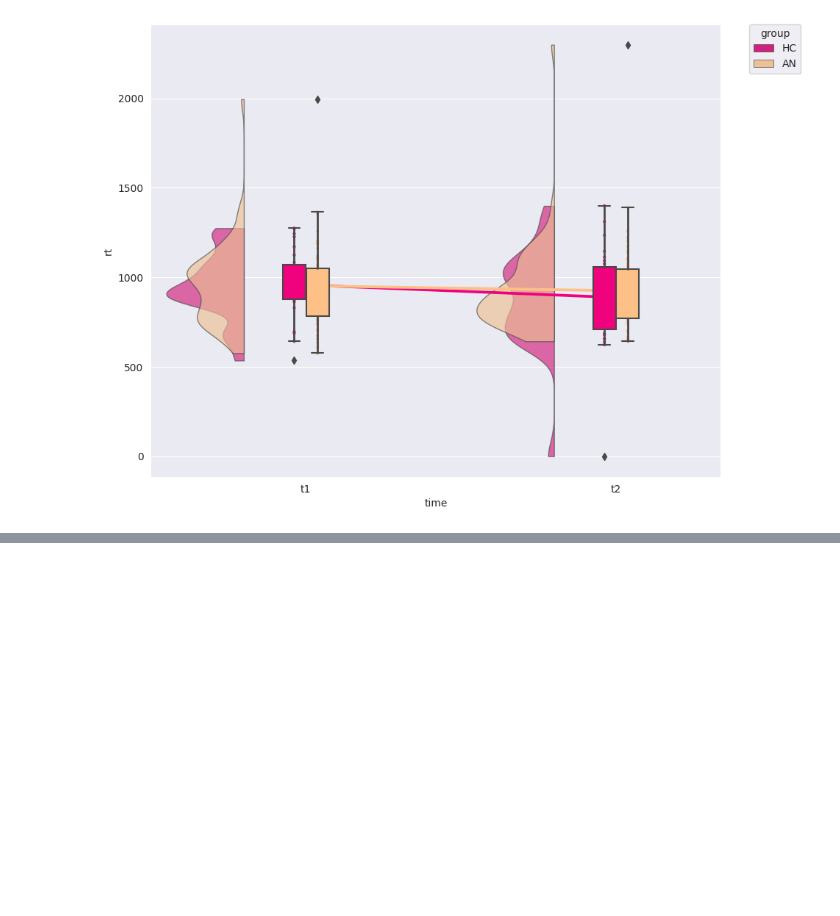
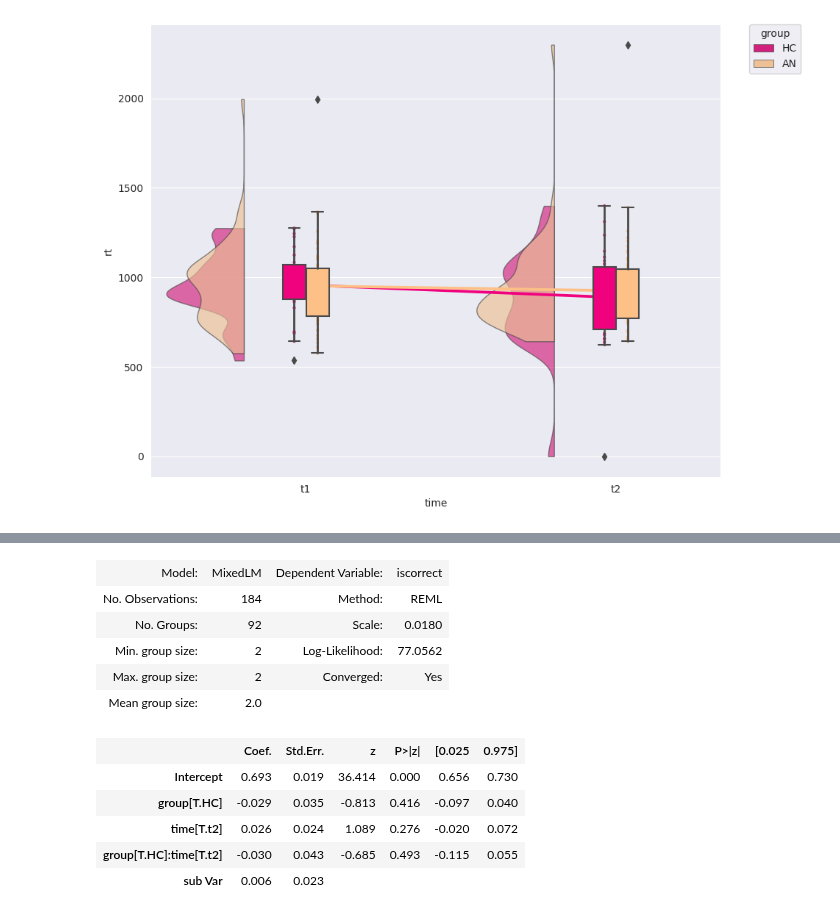
Before and after one commit to WMDA/socio-emotion-cognition, a Jupyter notebook: task_fmri/task_behavioural_measures/task_differences.ipynb, the cells around one changed output, grey strips where cells are left out. Saved outputs shown, nothing was run; the diff lists cells and outputs as text; code cells hidden in the pictures; blank space fills up the shorter version.

```diff
--- a/task_fmri/task_behavioural_measures/task_differences.ipynb
+++ b/task_fmri/task_behavioural_measures/task_differences.ipynb
@@ -184,0 +228,15 @@ partial_happy
+# %%
+smf.mixedlm('iscorrect ~ group + time + group:time', data=is_correct['eft_complex'], groups='sub').fit().summary()
+# %% [output]
+| Model: | MixedLM | Dependent Variable: | iscorrect |
+| No. Observations: | 184 | Method: | REML |
+| No. Groups: | 92 | Scale: | 0.0180 |
+| Min. group size: | 2 | Log-Likelihood: | 77.0562 |
+| Max. group size: | 2 | Converged: | Yes |
+| Mean group size: | 2.0 |  |  |
+|  | Coef. | Std.Err. | z | P>|z| | [0.025 | 0.975] |
+| Intercept | 0.693 | 0.019 | 36.414 | 0.000 | 0.656 | 0.730 |
+| group[T.HC] | -0.029 | 0.035 | -0.813 | 0.416 | -0.097 | 0.040 |
+| time[T.t2] | 0.026 | 0.024 | 1.089 | 0.276 | -0.020 | 0.072 |
+| group[T.HC]:time[T.t2] | -0.030 | 0.043 | -0.685 | 0.493 | -0.115 | 0.055 |
+| sub Var | 0.006 | 0.023 |  |  |  |  |
```
Also changed, not shown: parts of 11 cells of this notebook, 7 other files.
